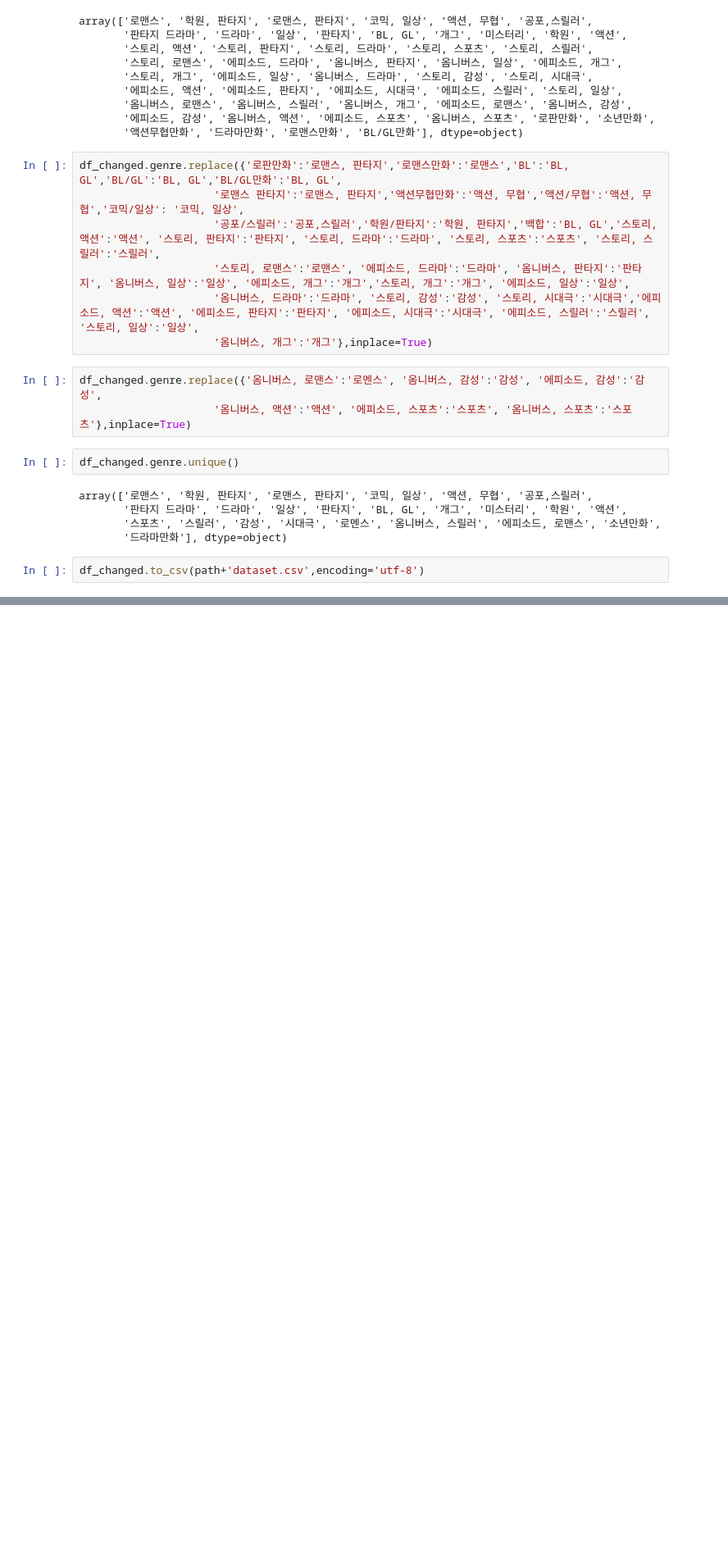
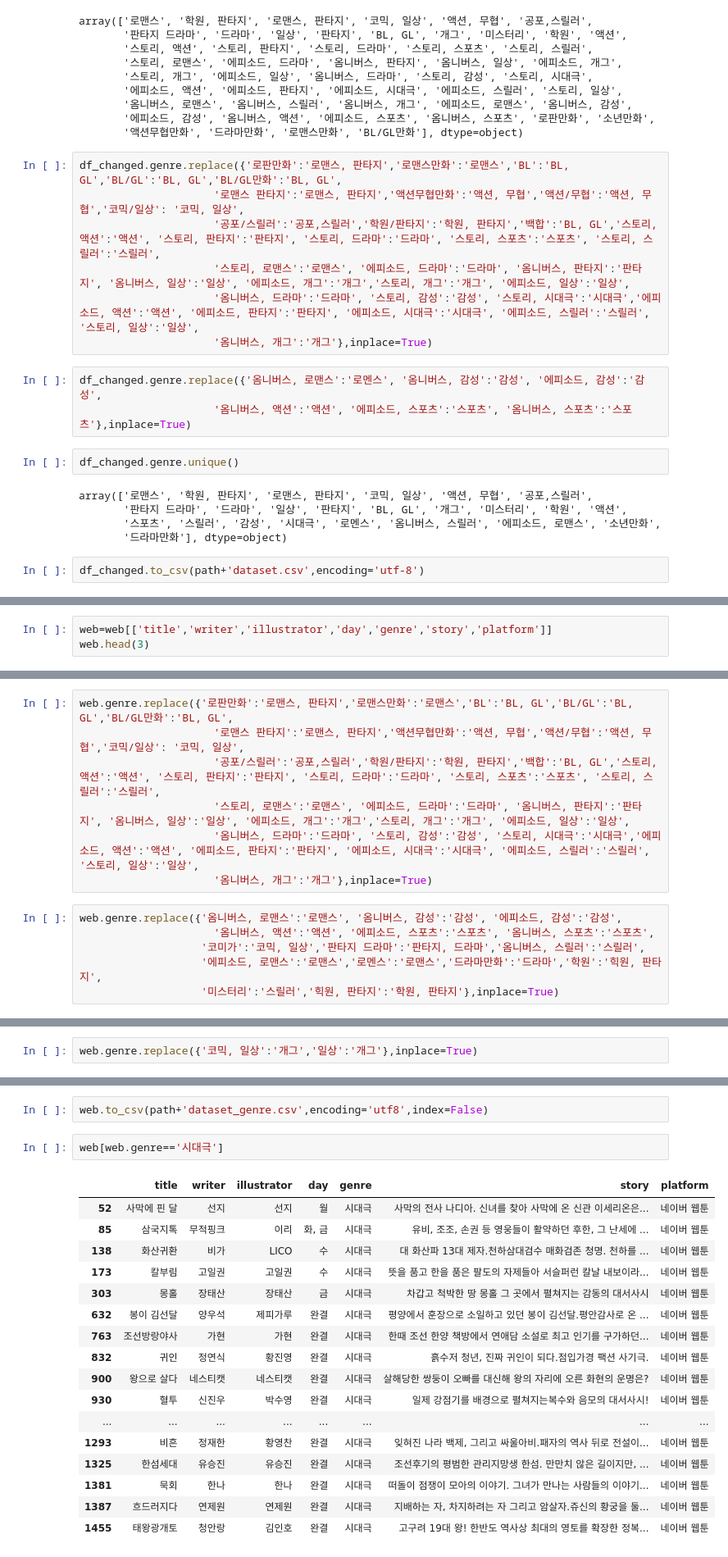
Before and after one commit to ujaei21/final_project, a Jupyter notebook: 데이터정리.ipynb, the cells around one changed output, grey strips where cells are left out. Shown at 82% size. Saved outputs shown, nothing was run; the diff lists cells and outputs as text; blank space fills up the shorter version.

```diff
--- a/데이터정리.ipynb
+++ b/데이터정리.ipynb
@@ -243,0 +259,3 @@ df_changed.to_csv(path+'dataset.csv',encoding='utf-8')
+# %%
+web=web[['title','writer','illustrator','day','genre','story','platform']]
+web.head(3)
@@ -243,0 +269,13 @@ df_changed.to_csv(path+'dataset.csv',encoding='utf-8')
+# %%
+web.genre.replace({'로판만화':'로맨스, 판타지','로맨스만화':'로맨스','BL':'BL, GL','BL/GL':'BL, GL','BL/GL만화':'BL, GL',
+                     '로맨스 판타지':'로맨스, 판타지','액션무협만화':'액션, 무협','액션/무협':'액션, 무협','코믹/일상': '코믹, 일상',
+                     '공포/스릴러':'공포,스릴러','학원/판타지':'학원, 판타지','백합':'BL, GL','스토리, 액션':'액션', '스토리, 판타지':'판타지', '스토리, 드라마':'드라마', '스토리, 스포츠':'스포츠', '스토리, 스릴러':'스릴러',
+                     '스토리, 로맨스':'로맨스', '에피소드, 드라마':'드라마', '옴니버스, 판타지':'판타지', '옴니버스, 일상':'일상', '에피소드, 개그':'개그','스토리, 개그':'개그', '에피소드, 일상':'일상',
+                     '옴니버스, 드라마':'드라마', '스토리, 감성':'감성', '스토리, 시대극':'시대극','에피소드, 액션':'액션', '에피소드, 판타지':'판타지', '에피소드, 시대극':'시대극', '에피소드, 스릴러':'스릴러', '스토리, 일상':'일상',
+                     '옴니버스, 개그':'개그'},inplace=True)
+# %%
+web.genre.replace({'옴니버스, 로맨스':'로맨스', '옴니버스, 감성':'감성', '에피소드, 감성':'감성',
+                     '옴니버스, 액션':'액션', '에피소드, 스포츠':'스포츠', '옴니버스, 스포츠':'스포츠',
+                   '코미가':'코믹, 일상','판타지 드라마':'판타지, 드라마','옴니버스, 스릴러':'스릴러',
+                   '에피소드, 로맨스':'로맨스','로멘스':'로맨스','드라마만화':'드라마','학원':'힉원, 판타지',
+                   '미스터리':'스릴러','힉원, 판타지':'학원, 판타지'},inplace=True)
@@ -243,0 +323,2 @@ df_changed.to_csv(path+'dataset.csv',encoding='utf-8')
+# %%
+web.genre.replace({'코믹, 일상':'개그','일상':'개그'},inplace=True)
@@ -243,0 +348,22 @@ df_changed.to_csv(path+'dataset.csv',encoding='utf-8')
+# %%
+web.to_csv(path+'dataset_genre.csv',encoding='utf8',index=False)
+# %%
+web[web.genre=='시대극']
+# %% [output]
+|  | title | writer | illustrator | day | genre | story | platform |
+| 52 | 사막에 핀 달 | 선지 | 선지 | 월 | 시대극 | 사막의 전사 나디아. 신녀를 찾아 사막에 온 신관 이세리온은... | 네이버 웹툰 |
+| 85 | 삼국지톡 | 무적핑크 | 이리 | 화, 금 | 시대극 | 유비, 조조, 손권 등 영웅들이 활약하던 후한, 그 난세에 ... | 네이버 웹툰 |
+| 138 | 화산귀환 | 비가 | LICO | 수 | 시대극 | 대 화산파 13대 제자.천하삼대검수 매화검존 청명. 천하를 ... | 네이버 웹툰 |
+| 173 | 칼부림 | 고일권 | 고일권 | 수 | 시대극 | 뜻을 품고 한을 품은 팔도의 자제들아 서슬퍼런 칼날 내보이라... | 네이버 웹툰 |
+| 303 | 몽홀 | 장태산 | 장태산 | 금 | 시대극 | 차갑고 척박한 땅 몽홀 그 곳에서 펼쳐지는 감동의 대서사시 | 네이버 웹툰 |
+| 632 | 봉이 김선달 | 양우석 | 제피가루 | 완결 | 시대극 | 평양에서 훈장으로 소일하고 있던 봉이 김선달.평안감사로 온 ... | 네이버 웹툰 |
+| 763 | 조선방랑야사 | 가현 | 가현 | 완결 | 시대극 | 한때 조선 한양 책방에서 연애담 소설로 최고 인기를 구가하던... | 네이버 웹툰 |
+| 832 | 귀인 | 정연식 | 황진영 | 완결 | 시대극 | 흙수저 청년, 진짜 귀인이 되다.점입가경 팩션 사기극. | 네이버 웹툰 |
+| 900 | 왕으로 살다 | 네스티캣 | 네스티캣 | 완결 | 시대극 | 살해당한 쌍둥이 오빠를 대신해 왕의 자리에 오른 화현의 운명은? | 네이버 웹툰 |
+| 930 | 혈투 | 신진우 | 박수영 | 완결 | 시대극 | 일제 강점기를 배경으로 펼쳐지는복수와 음모의 대서사시! | 네이버 웹툰 |
+| ... | ... | ... | ... | ... | ... | ... | ... |
+| 1293 | 비흔 | 정재한 | 황영찬 | 완결 | 시대극 | 잊혀진 나라 백제, 그리고 싸울아비.패자의 역사 뒤로 전설이... | 네이버 웹툰 |
+| 1325 | 한섬세대 | 유승진 | 유승진 | 완결 | 시대극 | 조선후기의 평범한 관리지망생 한섬. 만만치 않은 길이지만, ... | 네이버 웹툰 |
+| 1381 | 묵회 | 한나 | 한나 | 완결 | 시대극 | 떠돌이 점쟁이 모아의 이야기. 그녀가 만나는 사람들의 이야기... | 네이버 웹툰 |
+| 1387 | 흐드러지다 | 연제원 | 연제원 | 완결 | 시대극 | 지배하는 자, 차지하려는 자 그리고 암살자.쥬신의 황궁을 둘... | 네이버 웹툰 |
+| 1455 | 태왕광개토 | 청안랑 | 김인호 | 완결 | 시대극 | 고구려 19대 왕! 한반도 역사상 최대의 영토를 확장한 정복... | 네이버 웹툰 |
```
Also changed, not shown: parts of 11 cells of this notebook, 5 other files.
